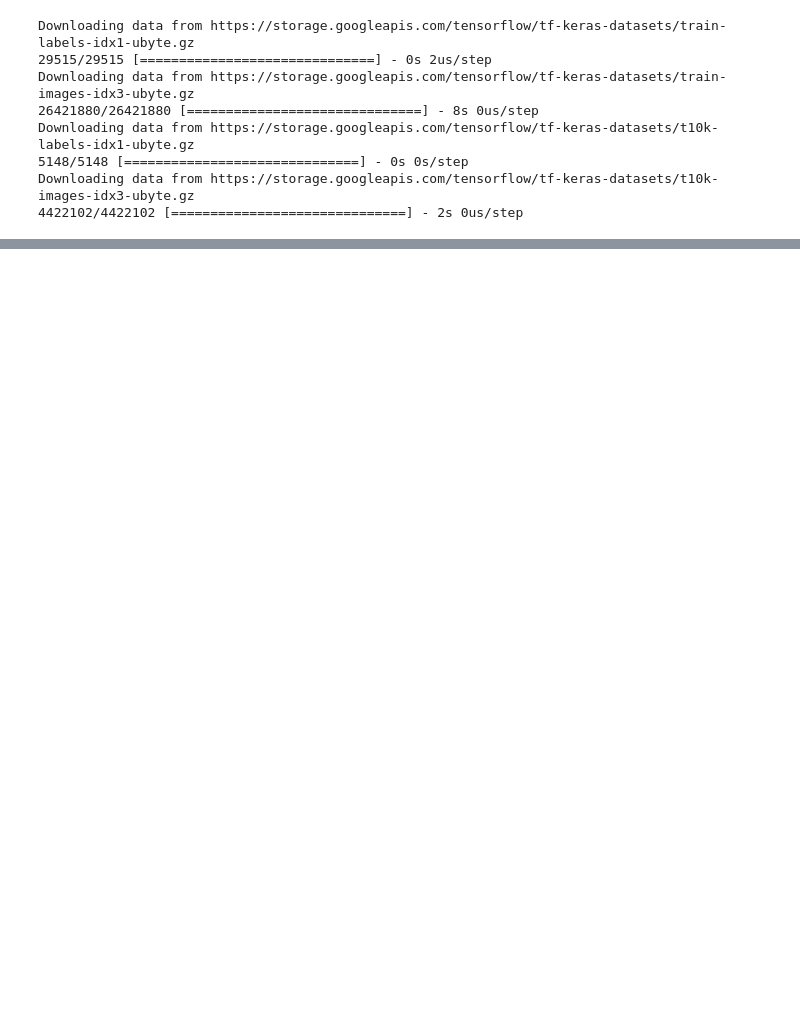
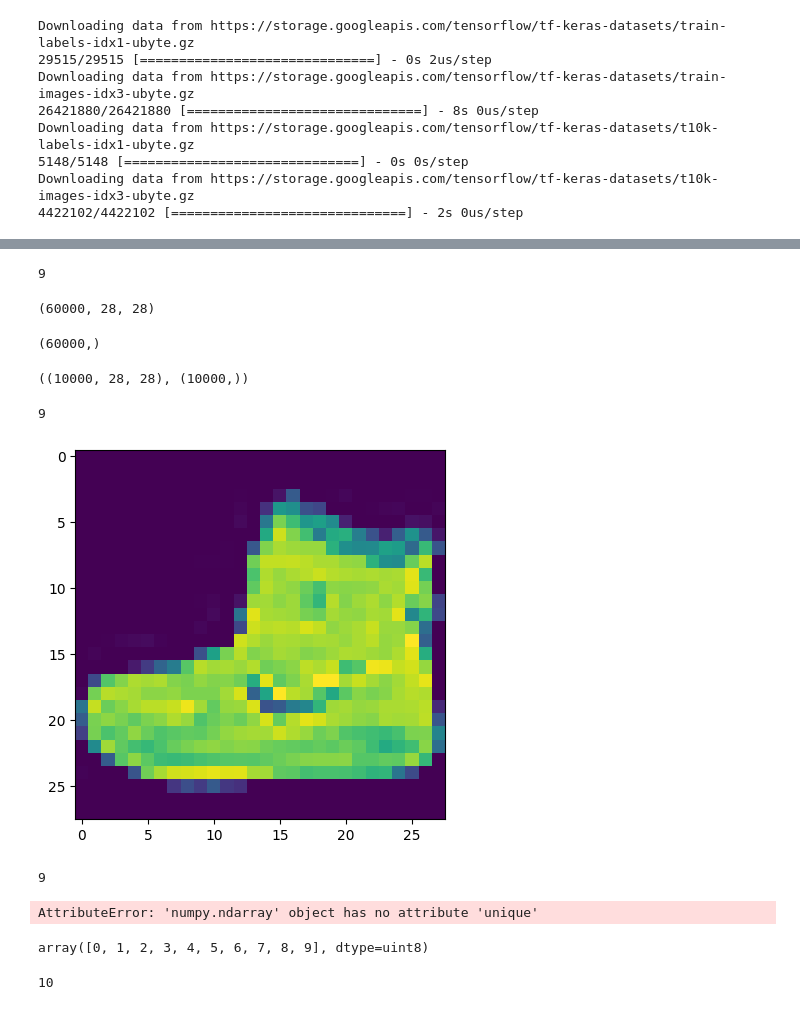
Before and after one commit to TusharMahata/Tensorflow_Learning, a Jupyter notebook: Neural_Network_Classification.ipynb, the cells around one changed output, grey strips where cells are left out. Cells and saved outputs as stored; diff of their text form; code cells hidden in the pictures; blank space fills up the shorter version.

```diff
--- a/Neural_Network_Classification.ipynb
+++ b/Neural_Network_Classification.ipynb
@@ -1173,0 +1172,33 @@ train_l
+# %%
+train_labels[0]
+# %% [output]
+9
+# %%
+train_data.shape
+# %% [output]
+(60000, 28, 28)
+# %%
+train_labels.shape
+# %% [output]
+(60000,)
+# %%
+test_data.shape, test_labels.shape
+# %% [output]
+((10000, 28, 28), (10000,))
+# %%
+# plot the 1st example
+
+import matplotlib.pyplot as plt
+plt.imshow(train_data[0])
+train_labels[0]
+# %% [output]
+9
+[figure, added]
+# %%
+train_labels[0]
+# %% [output]
+9
+# %%
+train_labels.unique()
+# %% [output]
+AttributeError: 'numpy.ndarray' object has no attribute 'unique'
@@ -1173,0 +1207,12 @@ train_l
+# %%
+np.unique(train_labels)
+# %% [output]
+array([0, 1, 2, 3, 4, 5, 6, 7, 8, 9], dtype=uint8)
+# %%
+class_names = ['T-shirt/top', 'Trouser', 'Pullover', 'Dress', 'Coat',
+               'Sandal', 'Shirt', 'Sneaker', 'Bag', 'Ankle boot']
+
+# How many classes are there (this'll be our output shape)?
+len(class_names)
+# %% [output]
+10
```
Also changed, not shown: parts of 10 cells of this notebook.
